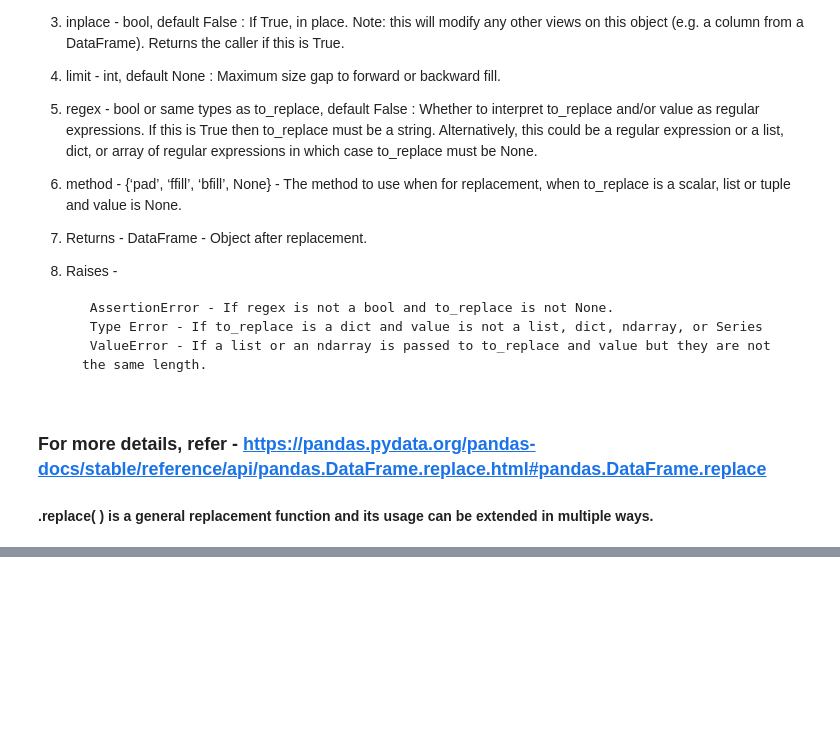
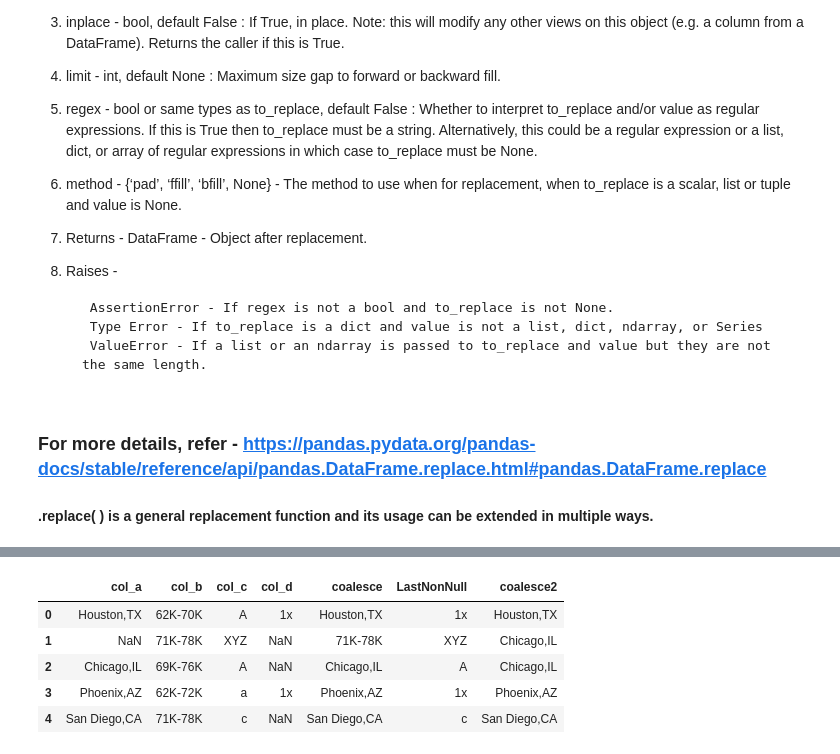
Before and after one commit to AbhishekKumar-0311/Machine-Learning-with-Python, a Jupyter notebook: Pandas/Learning_Pandas_Part_2_BasicAttributes.ipynb, the cells around one changed output, grey strips where cells are left out. Drawn from its saved outputs; the diff is of its cells as text; code cells hidden in the pictures; blank space fills up the shorter version.

```diff
--- a/Pandas/Learning_Pandas_Part_2_BasicAttributes.ipynb
+++ b/Pandas/Learning_Pandas_Part_2_BasicAttributes.ipynb
@@ -983,0 +1043,10 @@ Values of the DataFrame are replaced with other values dynamically. This differs
+# %%
+df['coalesce2'] = df.col_a.fillna(method='bfill')
+df
+# %% [output]
+|  | col_a | col_b | col_c | col_d | coalesce | LastNonNull | coalesce2 |
+| 0 | Houston,TX | 62K-70K | A | 1x | Houston,TX | 1x | Houston,TX |
+| 1 | NaN | 71K-78K | XYZ | NaN | 71K-78K | XYZ | Chicago,IL |
+| 2 | Chicago,IL | 69K-76K | A | NaN | Chicago,IL | A | Chicago,IL |
+| 3 | Phoenix,AZ | 62K-72K | a | 1x | Phoenix,AZ | 1x | Phoenix,AZ |
+| 4 | San Diego,CA | 71K-78K | c | NaN | San Diego,CA | c | San Diego,CA |
```
Also changed, not shown: parts of 7 cells of this notebook, 7 other files.
